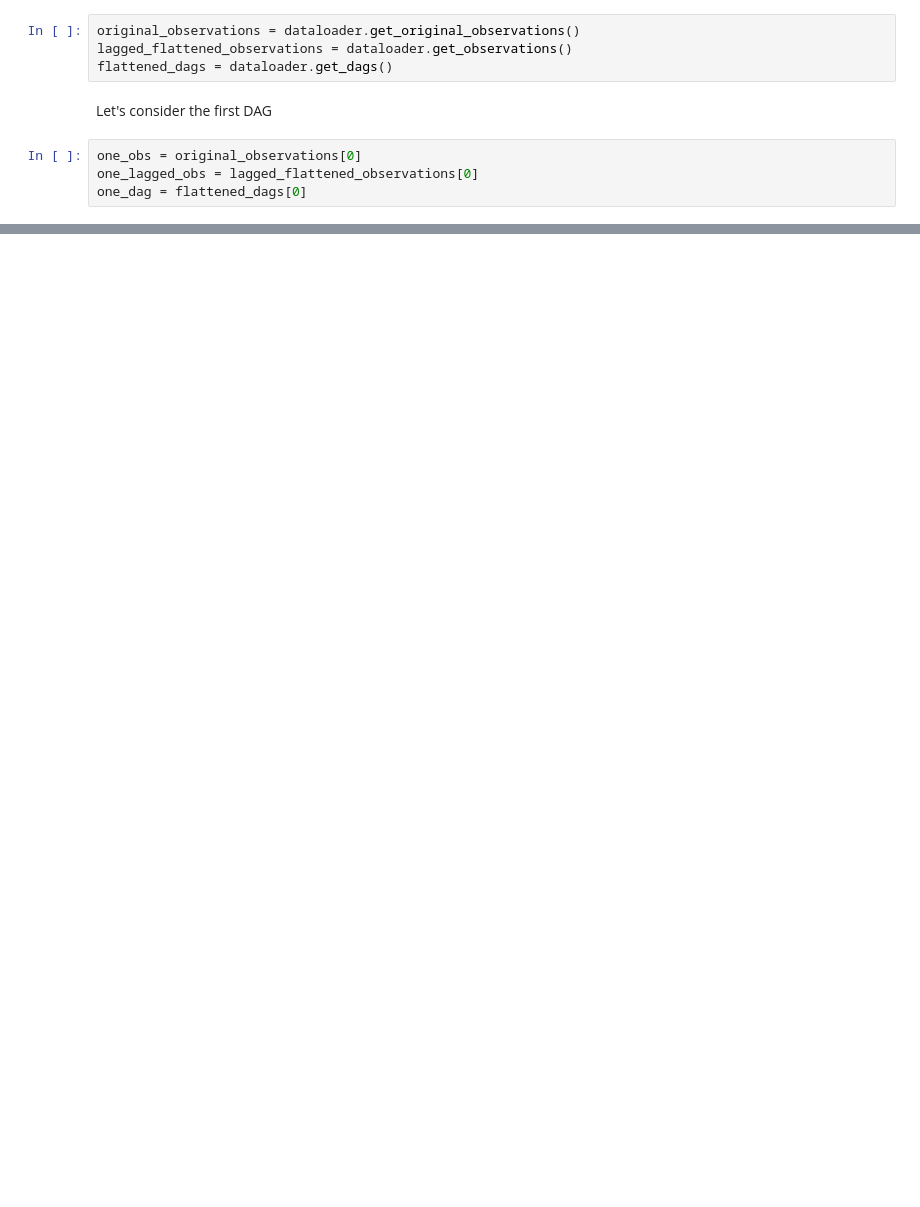
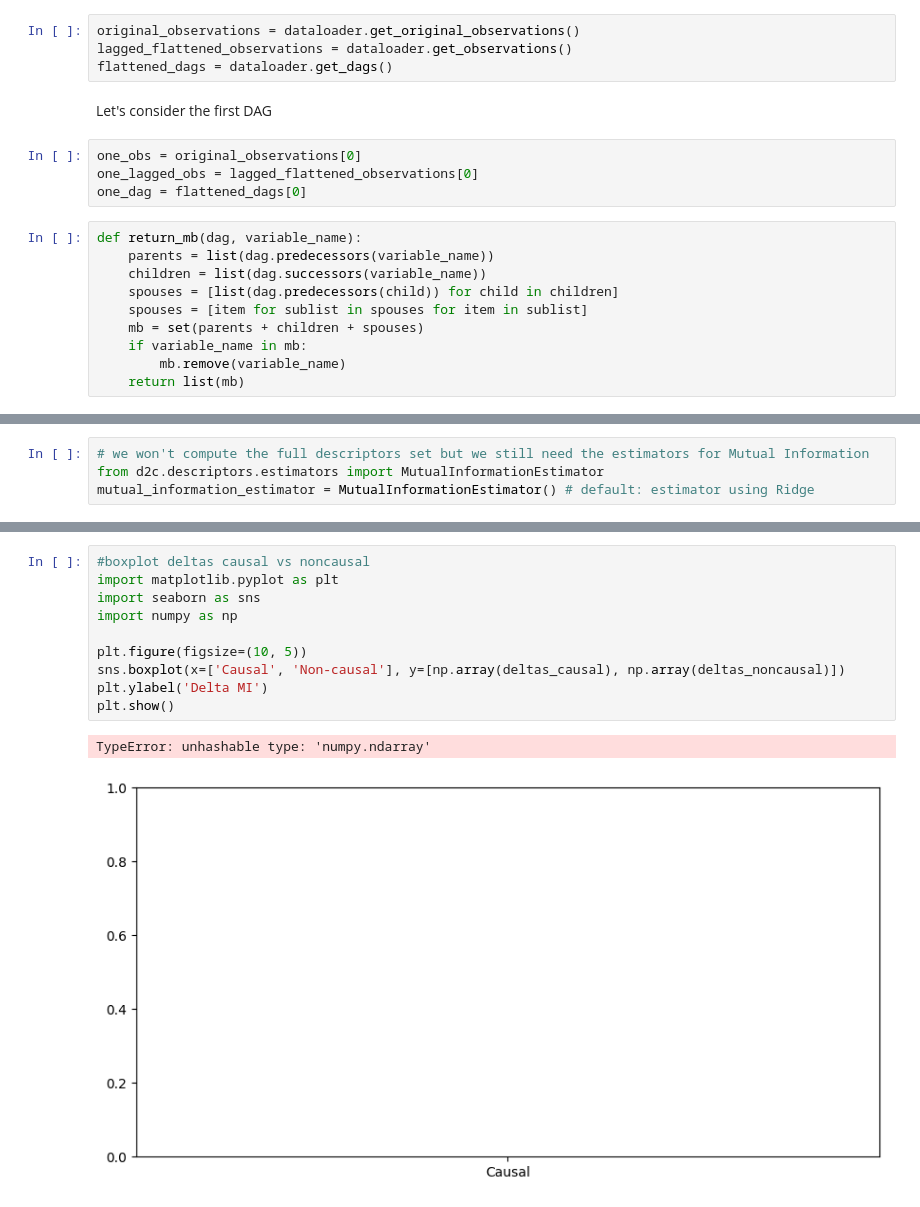
Before and after one commit to gmpal/td2c, a Jupyter notebook: notebooks/assessment/deltas.ipynb, the cells around one changed output, grey strips where cells are left out. Saved outputs shown, nothing was run; the diff lists cells and outputs as text; blank space fills up the shorter version.

Commit message:
Experiments on MI vs CMI in causal and noncausal directions

```diff
--- a/notebooks/assessment/deltas.ipynb
+++ b/notebooks/assessment/deltas.ipynb
@@ -23,6 +35,16 @@ Let's consider the first DAG
 one_obs = original_observations[0]
 one_lagged_obs = lagged_flattened_observations[0]
 one_dag = flattened_dags[0]
+# %%
+def return_mb(dag, variable_name):
+    parents = list(dag.predecessors(variable_name))
+    children = list(dag.successors(variable_name))
+    spouses = [list(dag.predecessors(child)) for child in children]
+    spouses = [item for sublist in spouses for item in sublist]
+    mb = set(parents + children + spouses)
+    if variable_name in mb:
+        mb.remove(variable_name)
+    return list(mb)
 # %%
 show_DAG(one_dag, N_VARS, MAXLAGS)
 # %% [output]
@@ -29,0 +58,4 @@ AttributeError: module 'matplotlib' has no attribute 'get_data_path'
+# %%
+# we won't compute the full descriptors set but we still need the estimators for Mutual Information
+from d2c.descriptors.estimators import MutualInformationEstimator
+mutual_information_estimator = MutualInformationEstimator() # default: estimator using Ridge
@@ -29,0 +206,13 @@ AttributeError: module 'matplotlib' has no attribute 'get_data_path'
+# %%
+#boxplot deltas causal vs noncausal
+import matplotlib.pyplot as plt
+import seaborn as sns
+import numpy as np
+
+plt.figure(figsize=(10, 5))
+sns.boxplot(x=['Causal', 'Non-causal'], y=[np.array(deltas_causal), np.array(deltas_noncausal)])
+plt.ylabel('Delta MI')
+plt.show()
+# %% [output]
+TypeError: unhashable type: 'numpy.ndarray'
+[figure, added]
```
Also changed, not shown: parts of 10 cells of this notebook.
